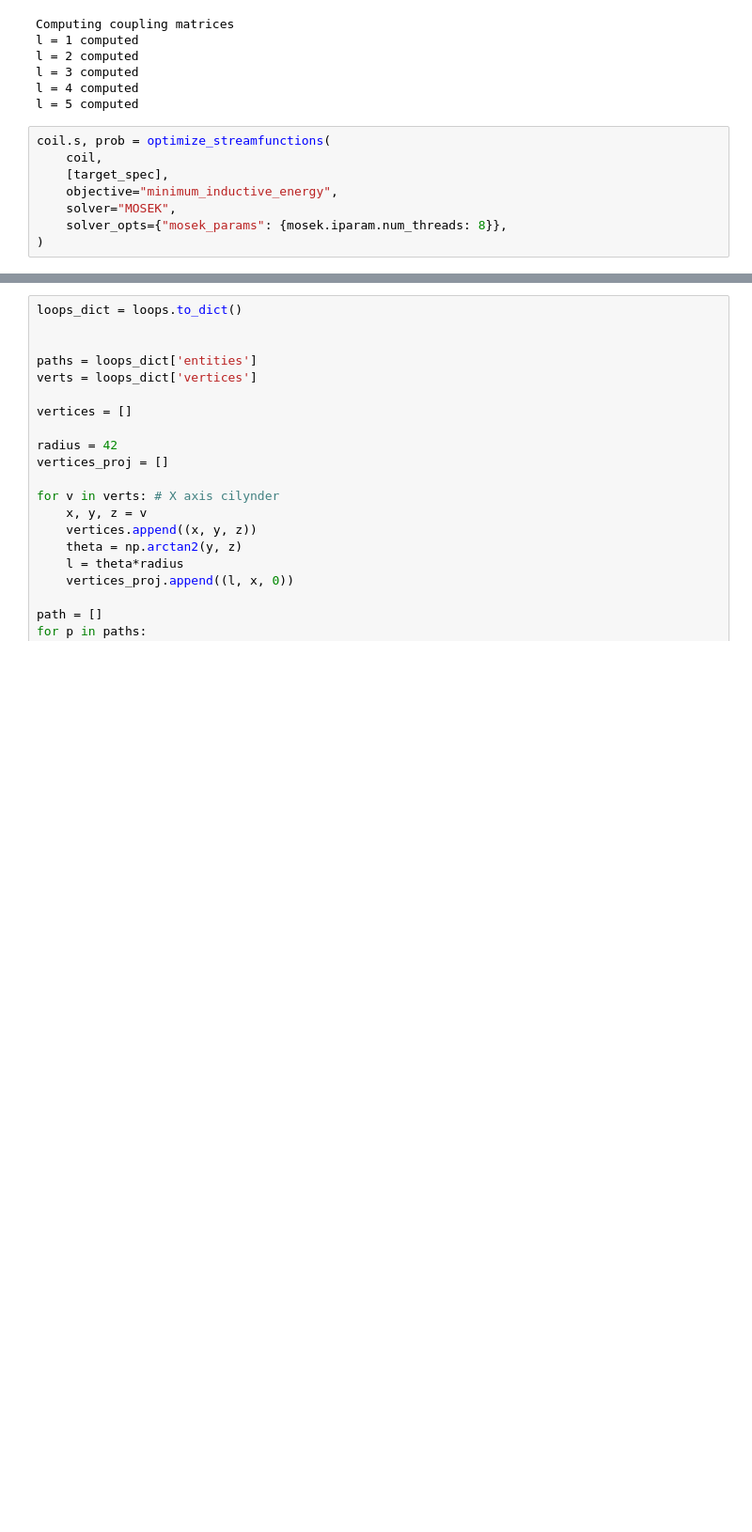
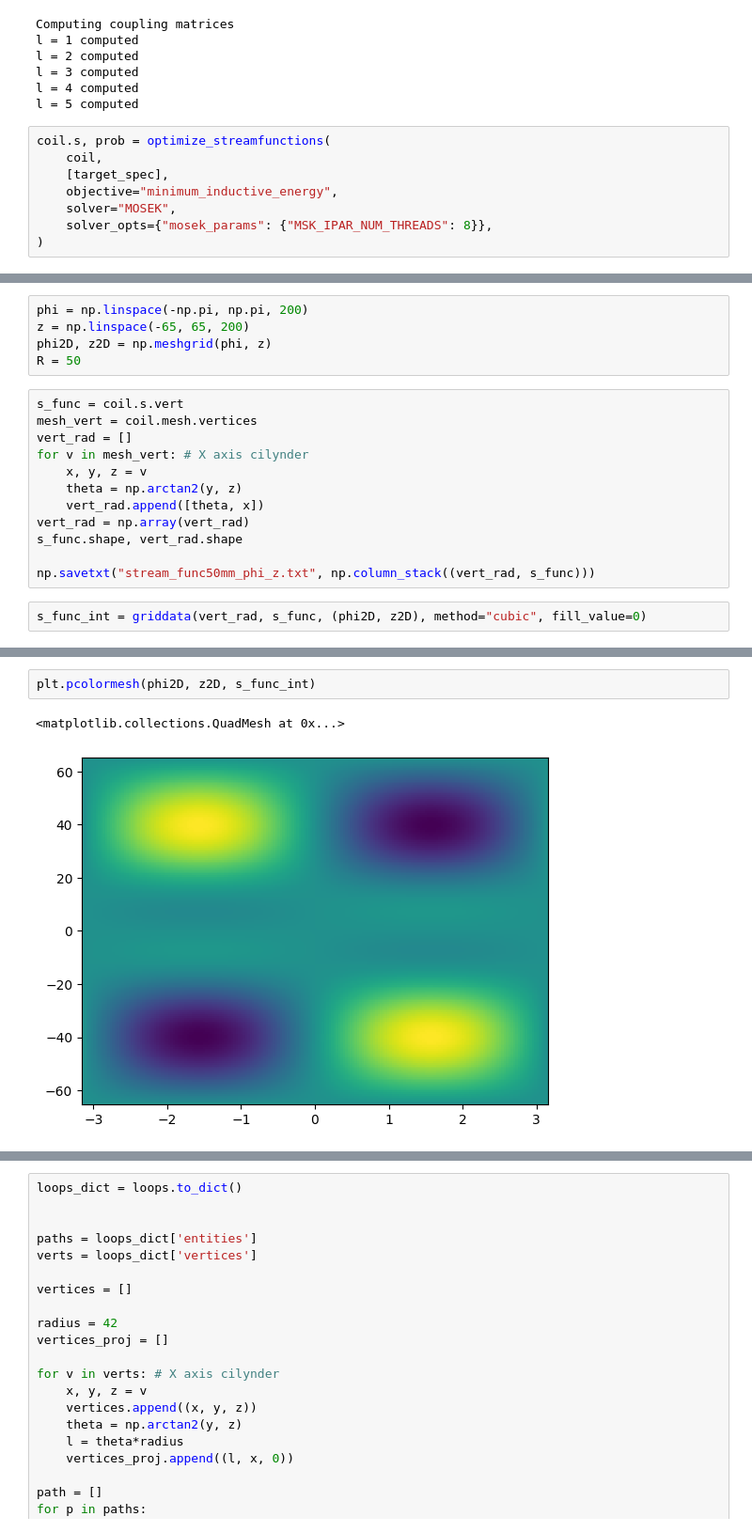
Before and after one commit to DavideRuzza/MiniMri, a Jupyter notebook: Gradient_coil/main_cylinder.ipynb, the cells around one changed output, grey strips where cells are left out. Shown at 94% size. Saved outputs shown, nothing was run; the diff lists cells and outputs as text; blank space fills up the shorter version.

```diff
--- a/Gradient_coil/main_cylinder.ipynb
+++ b/Gradient_coil/main_cylinder.ipynb
@@ -104,7 +104,7 @@ coil.s, prob = optimize_streamfunctions(
     [target_spec],
     objective="minimum_inductive_energy",
     solver="MOSEK",
-    solver_opts={"mosek_params": {mosek.iparam.num_threads: 8}},
+    solver_opts={"mosek_params": {"MSK_IPAR_NUM_THREADS": 8}},
 )
 # %% [output]
 Computing the inductance matrix...
@@ -171 +132,20 @@ Processing contour, value: 705.22743536387
 [interactive output not drawn]
+# %%
+phi = np.linspace(-np.pi, np.pi, 200)
+z = np.linspace(-65, 65, 200)
+phi2D, z2D = np.meshgrid(phi, z)
+R = 50
+# %%
+s_func = coil.s.vert
+mesh_vert = coil.mesh.vertices
+vert_rad = []
+for v in mesh_vert: # X axis cilynder
+    x, y, z = v
+    theta = np.arctan2(y, z)
+    vert_rad.append([theta, x])
+vert_rad = np.array(vert_rad)
+s_func.shape, vert_rad.shape
+
+np.savetxt("stream_func50mm_phi_z.txt", np.column_stack((vert_rad, s_func)))
+# %%
+s_func_int = griddata(vert_rad, s_func, (phi2D, z2D), method="cubic", fill_value=0)
@@ -171,0 +168,5 @@ Processing contour, value: 705.22743536387
+# %%
+plt.pcolormesh(phi2D, z2D, s_func_int)
+# %% [output]
+<matplotlib.collections.QuadMesh at 0x...>
+[figure, added]
```
Also changed, not shown: parts of 10 cells of this notebook, 2 other files.
